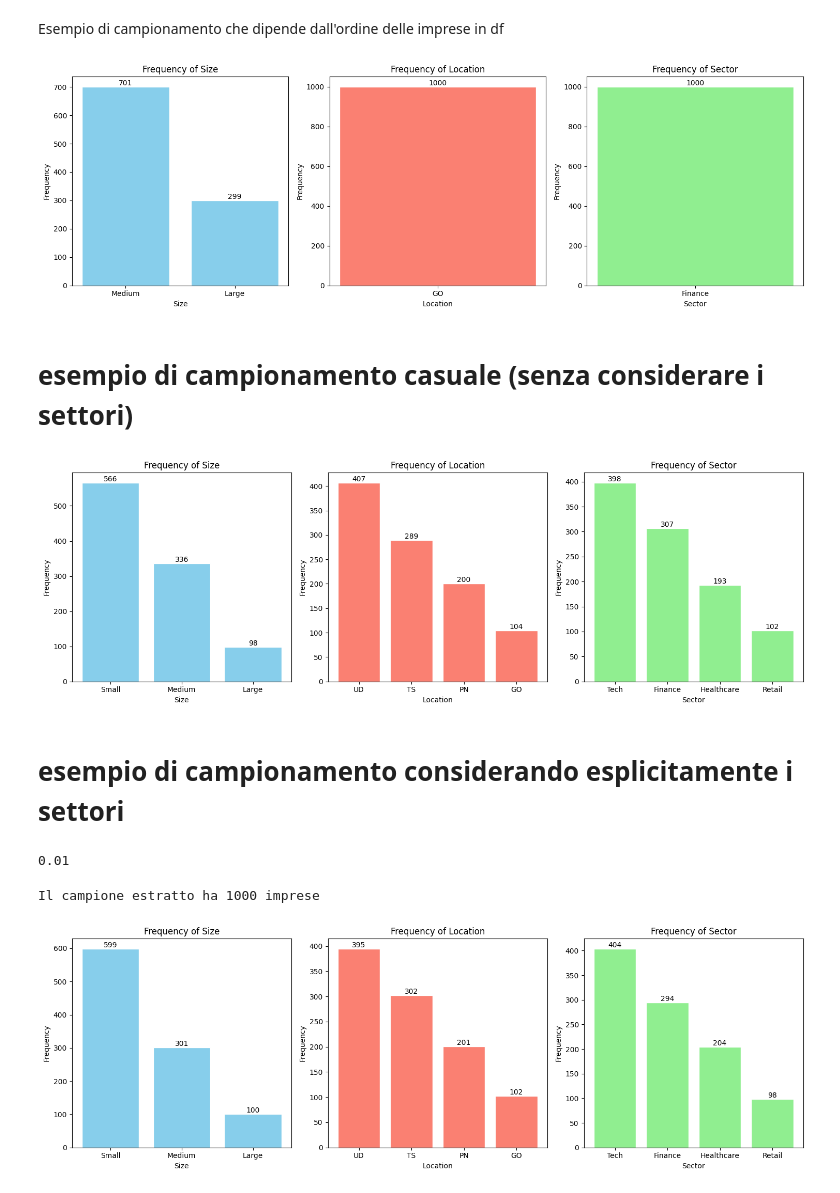
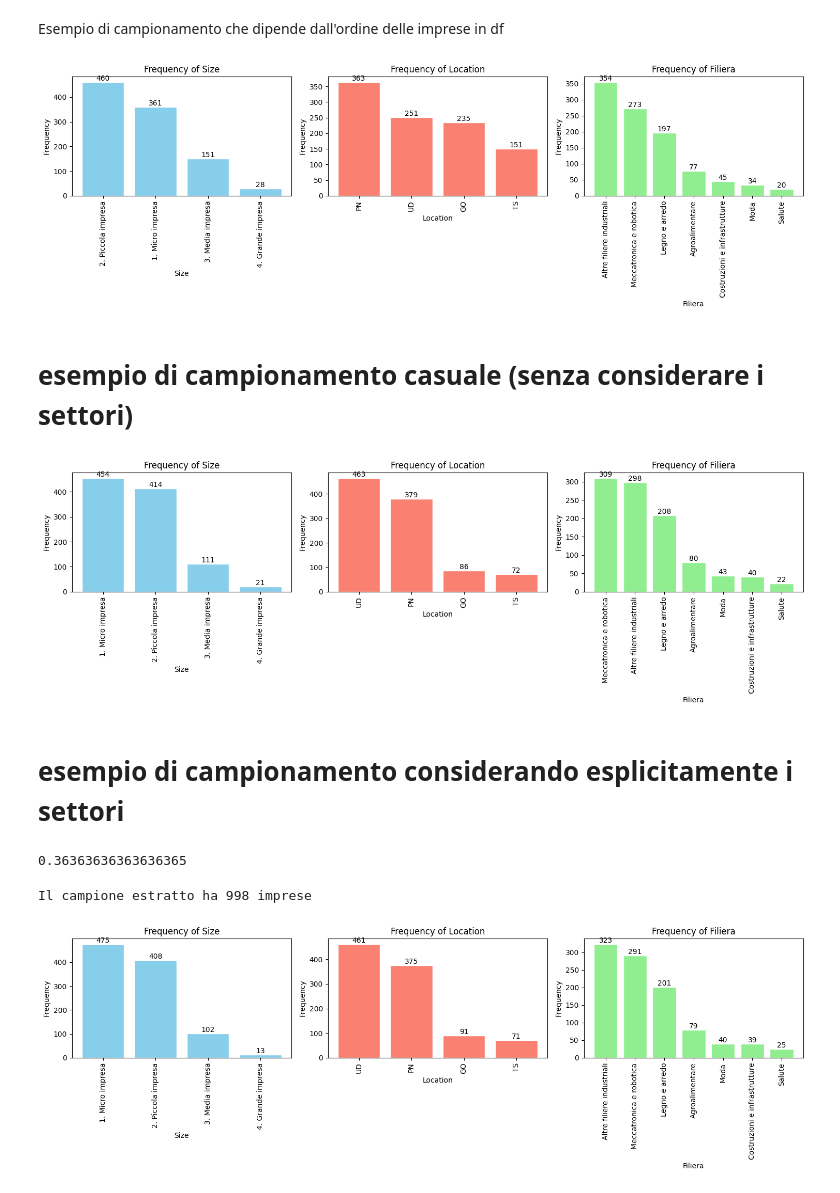
Before and after one commit to Enrico-Longato/random_sample, a Jupyter notebook: campione_imprese.ipynb, the cells around one changed output. Saved outputs shown, nothing was run; the diff lists cells and outputs as text; code cells hidden in the pictures.

```diff
--- a/campione_imprese.ipynb
+++ b/campione_imprese.ipynb
@@ -3,9 +7,9 @@
 # %%
 import pandas as pd
 
-df = pd.read_csv('test_dataset.csv')
+df = pd.read_csv('Campione_C.csv')
 print(f"The dataset contains {len(df)} companies.")
 print("Here is a sample:")
 
-print(df.head(10))
+df.head(10)
 # %% [output]
@@ -27,9 +38,9 @@ import matplotlib.pyplot as plt
 
 def plot_column_charts(df):
     # Calculate frequency of each category
-    size_counts = df['size'].value_counts()
-    location_counts = df['location'].value_counts()
-    sector_counts = df['sector'].value_counts()
+    size_counts = df['DimensioneAziendale'].value_counts()
+    location_counts = df['Provincia'].value_counts()
+    filiera_counts = df['Filiera'].value_counts()
 
     # Create subplots
     fig, axes = plt.subplots(1, 3, figsize=(15, 5))
@@ -39,6 +50,7 @@ def plot_column_charts(df):
     axes[0].set_title('Frequency of Size')
     axes[0].set_xlabel('Size')
     axes[0].set_ylabel('Frequency')
+    axes[0].tick_params(axis='x', rotation=90)
     for i, count in enumerate(size_counts.values):
         axes[0].text(i, count, str(count), ha='center', va='bottom')
 
@@ -47,15 +59,17 @@ def plot_column_charts(df):
     axes[1].set_title('Frequency of Location')
     axes[1].set_xlabel('Location')
     axes[1].set_ylabel('Frequency')
+    axes[1].tick_params(axis='x', rotation=90)
     for i, count in enumerate(location_counts.values):
         axes[1].text(i, count, str(count), ha='center', va='bottom')
 
-    # Plot column chart for sector
-    axes[2].bar(sector_counts.index, sector_counts.values, color='lightgreen', edgecolor='white')
-    axes[2].set_title('Frequency of Sector')
-    axes[2].set_xlabel('Sector')
+    # Plot column chart for filiera
+    axes[2].bar(filiera_counts.index, filiera_counts.values, color='lightgreen', edgecolor='white')
+    axes[2].set_title('Frequency of Filiera')
+    axes[2].set_xlabel('Filiera')
     axes[2].set_ylabel('Frequency')
-    for i, count in enumerate(sector_counts.values):
+    axes[2].tick_params(axis='x', rotation=90)
+    for i, count in enumerate(filiera_counts.values):
         axes[2].text(i, count, str(count), ha='center', va='bottom')
 
     # Adjust layout
@@ -75,7 +89,7 @@ sample_size = 1000
 sample1 = df.head(sample_size)
 plot_column_charts(sample1)
 # %% [output]
-[figure, old version]
+[figure, new version]
 # %% [markdown]
 # esempio di campionamento casuale (senza considerare i settori)
 # %%
@@ -83,7 +97,7 @@ sample_size = 1000
 sample1 = df.sample(sample_size)
 plot_column_charts(sample1)
 # %% [output]
-[figure, old version]
+[figure, new version]
 # %% [markdown]
 # esempio di campionamento considerando esplicitamente i settori
 # %%
@@ -92,19 +106,19 @@ dataset_size = len(df)
 sample_percentage = sample_size / dataset_size
 sample_percentage
 # %% [output]
-0.01
+0.36363636363636365
 # %%
 
 # Define the function to sample unequal percentages of companies within each group
 def sample_percent(group, p):
     return group.sample(frac=p)
 # %%
-# Group the dataframe by sector, size, and location, and apply the sampling function
-sample2 = df.groupby(['sector', 'size', 'location'], group_keys=False).apply(sample_percent, p=sample_percentage)
+# Group the dataframe by filiera, size, and location, and apply the sampling function
+sample2 = df.groupby(['DimensioneAziendale', 'Provincia', 'Filiera'], group_keys=False).apply(sample_percent, p=sample_percentage)
 
 sample2.reset_index(drop=True, inplace=True)
 print(f'Il campione estratto ha {len(sample2)} imprese')
 plot_column_charts(sample2)
 # %% [output]
-Il campione estratto ha 1000 imprese
+Il campione estratto ha 998 imprese
-[figure, old version]
+[figure, new version]
```
Also changed, not shown: parts of 13 cells of this notebook.
